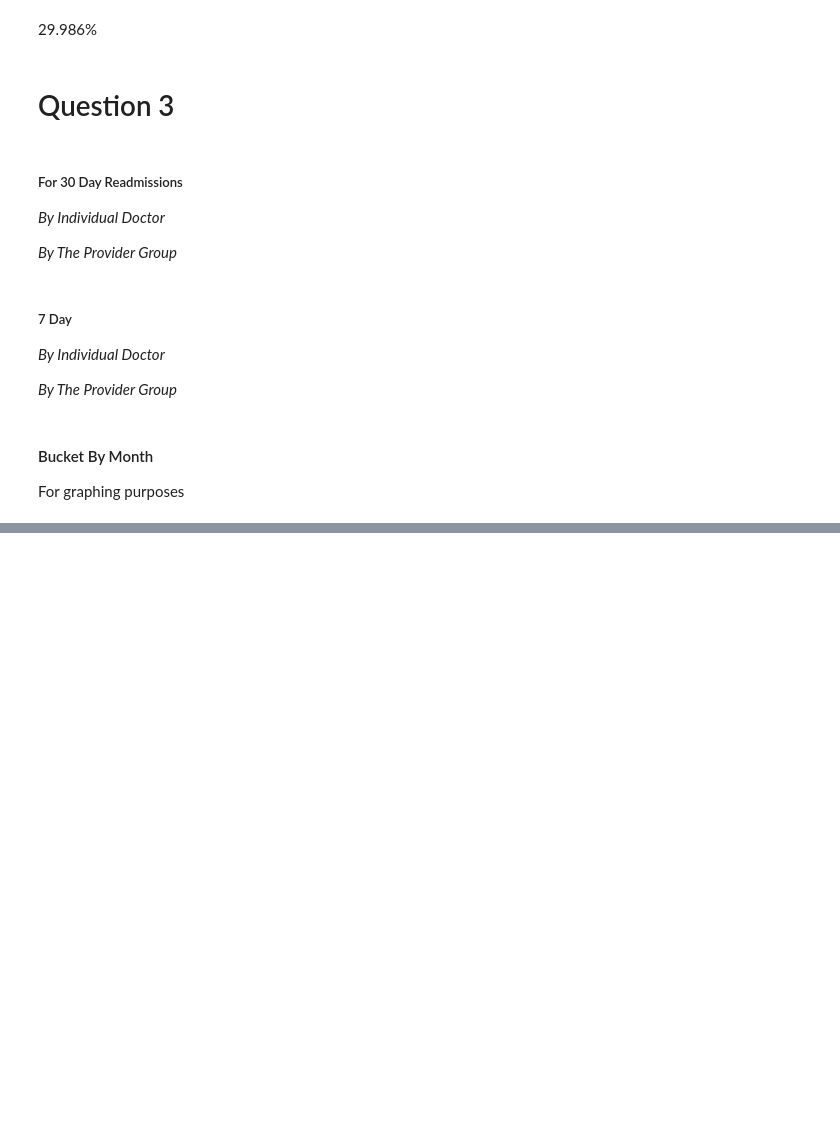
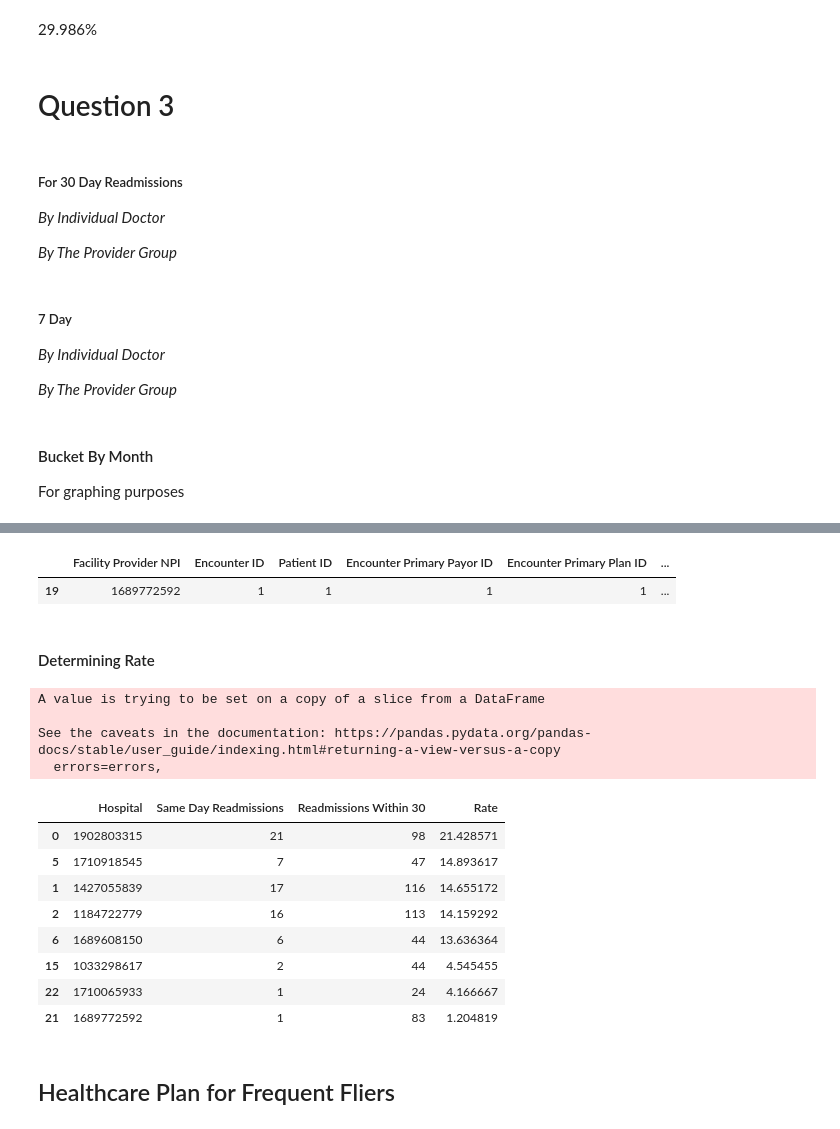
Before and after one commit to tipearso/hospital-readmissions, a Jupyter notebook: Jupyter Notebooks/Boo-Boo Exploratory.ipynb, the cells around one changed output, grey strips where cells are left out. Drawn from its saved outputs; the diff is of its cells as text; code cells hidden in the pictures; blank space fills up the shorter version.

```diff
--- a/Jupyter Notebooks/Boo-Boo Exploratory.ipynb
+++ b/Jupyter Notebooks/Boo-Boo Exploratory.ipynb
@@ -328,0 +318,4 @@ For graphing purposes
+# %%
+read0_count_hosp = first_0.groupby(['Facility Provider NPI'], as_index=False).count()
+read0_count_hosp = read0_count_hosp.sort_values(['Patient ID'], ascending = (False))
+# read0_count_hosp_high = read_count_hospital[read_count_hospital['Encounter ID'] >= 5]
@@ -328,0 +334,39 @@ For graphing purposes
+# %%
+UCSF = read0_count_hosp[read0_count_hosp['Facility Provider NPI'] == '1689772592']
+UCSF
+# %% [output]
+|  | Facility Provider NPI | Encounter ID | Patient ID | Encounter Primary Payor ID | Encounter Primary Plan ID | ... |
+| 19 | 1689772592 | 1 | 1 | 1 | 1 | ... |
+# %% [markdown]
+#### Determining Rate
+# %%
+#Renaming Thirty Day
+thirty_by_hospital = read_count_hospital[['Facility Provider NPI', 'Patient ID']]
+thirty_by_hospital.rename(columns = {'Facility Provider NPI' : 'Hospital', 'Patient ID' : 'Readmissions Within 30'}, inplace = True)
+# %% [output]
+A value is trying to be set on a copy of a slice from a DataFrame
+
+See the caveats in the documentation: https://pandas.pydata.org/pandas-docs/stable/user_guide/indexing.html#returning-a-view-versus-a-copy
+  errors=errors,
+# %%
+#Renaming Zero Days
+zero_day = read0_count_hosp[['Facility Provider NPI', 'Patient ID']]
+zero_day.rename(columns = {'Facility Provider NPI' : 'Hospital', 'Patient ID' : 'Same Day Readmissions'}, inplace = True)
+# %%
+zero_thirty = pd.merge(zero_day, thirty_by_hospital, how="inner", on="Hospital")
+zero_thirty['Rate'] = zero_thirty['Same Day Readmissions'] / zero_thirty['Readmissions Within 30'] *100
+zero_thirty = zero_thirty[zero_thirty['Readmissions Within 30'] >= 20]
+zero_thirty = zero_thirty.sort_values(['Rate'], ascending=False)
+zero_thirty
+# %% [output]
+|  | Hospital | Same Day Readmissions | Readmissions Within 30 | Rate |
+| 0 | 1902803315 | 21 | 98 | 21.428571 |
+| 5 | 1710918545 | 7 | 47 | 14.893617 |
+| 1 | 1427055839 | 17 | 116 | 14.655172 |
+| 2 | 1184722779 | 16 | 113 | 14.159292 |
+| 6 | 1689608150 | 6 | 44 | 13.636364 |
+| 15 | 1033298617 | 2 | 44 | 4.545455 |
+| 22 | 1710065933 | 1 | 24 | 4.166667 |
+| 21 | 1689772592 | 1 | 83 | 1.204819 |
+# %% [markdown]
+## Healthcare Plan for Frequent Fliers
```
Also changed, not shown: parts of 29 cells of this notebook.
